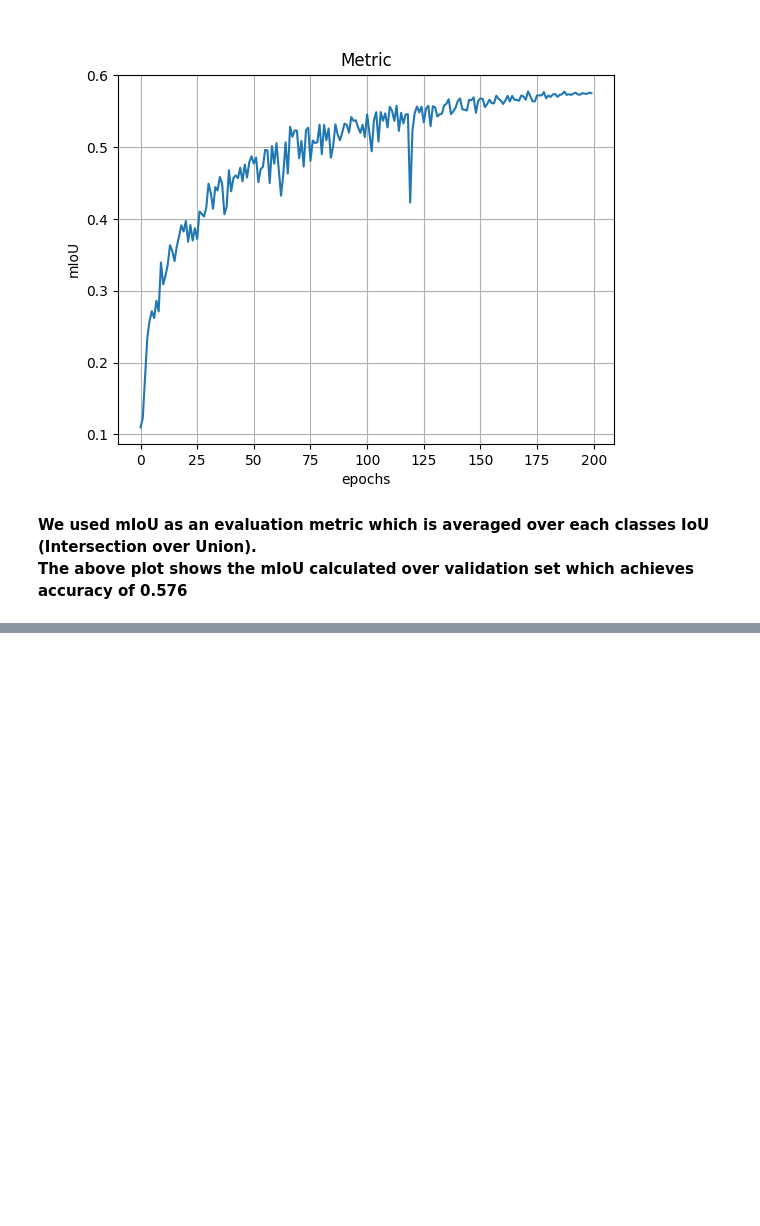
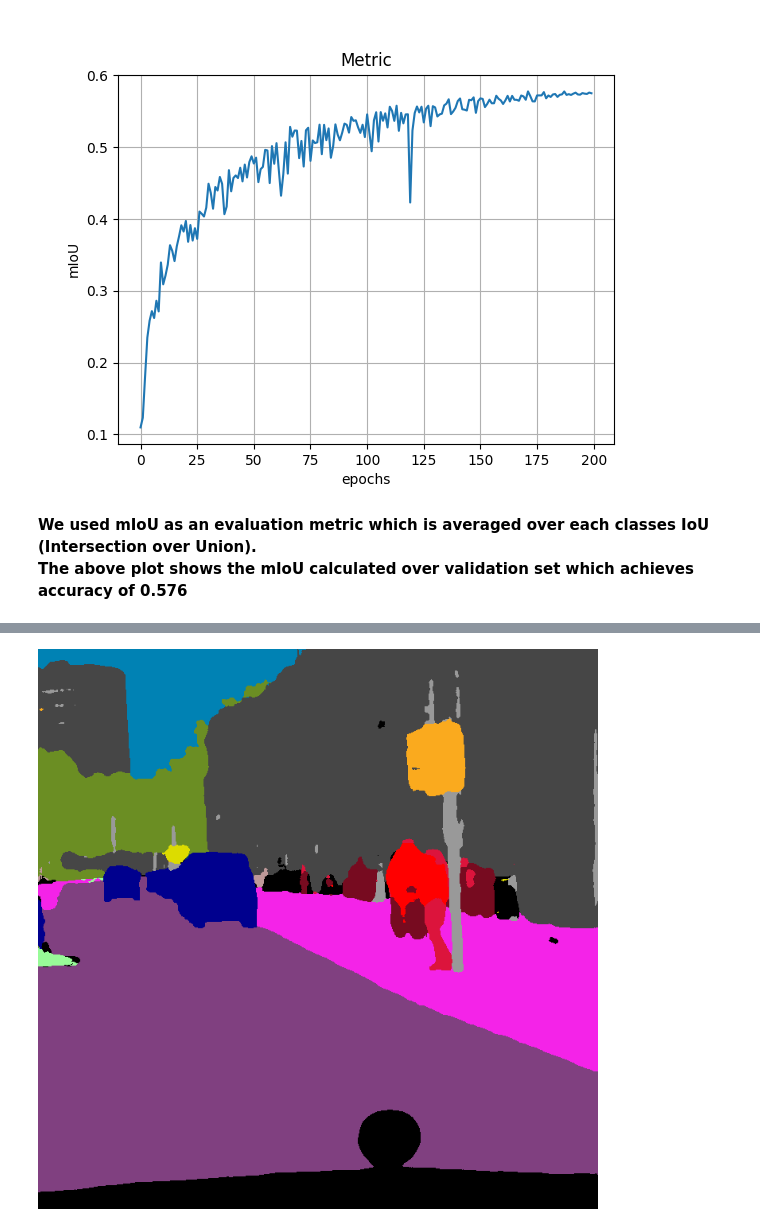
Before and after one commit to SharadGitHub/Machine-Learning-Engineer-Udacity-, a Jupyter notebook: capstone-project/summary.ipynb, the cells around one changed output, grey strips where cells are left out. Cells and saved outputs as stored; diff of their text form; code cells hidden in the pictures; blank space fills up the shorter version.

```diff
--- a/capstone-project/summary.ipynb
+++ b/capstone-project/summary.ipynb
@@ -183,0 +196,6 @@ The above plot shows the mIoU calculated over validation set which achieves accu
+# %%
+# this is the predicted mask from the network
+
+Image.open("images/pred_epoch_190.png")
+# %% [output]
+[figure, added]
```
Also changed, not shown: parts of 3 cells of this notebook.
